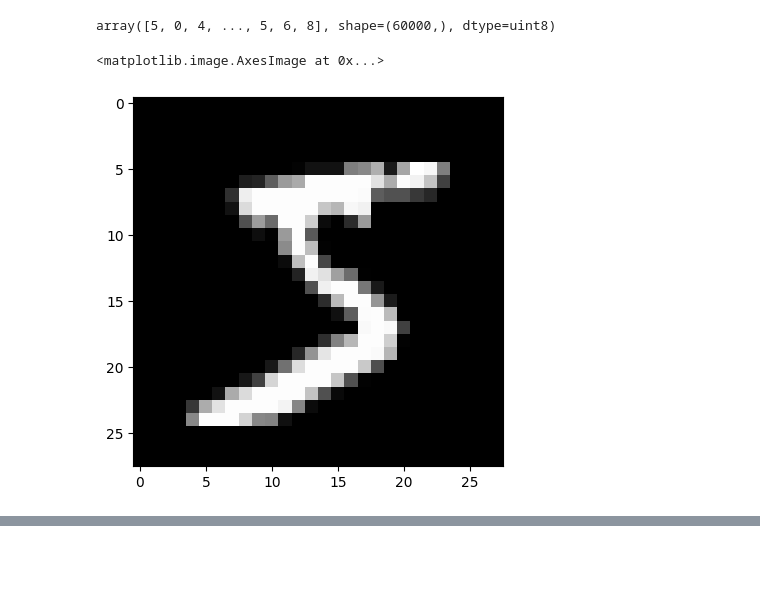
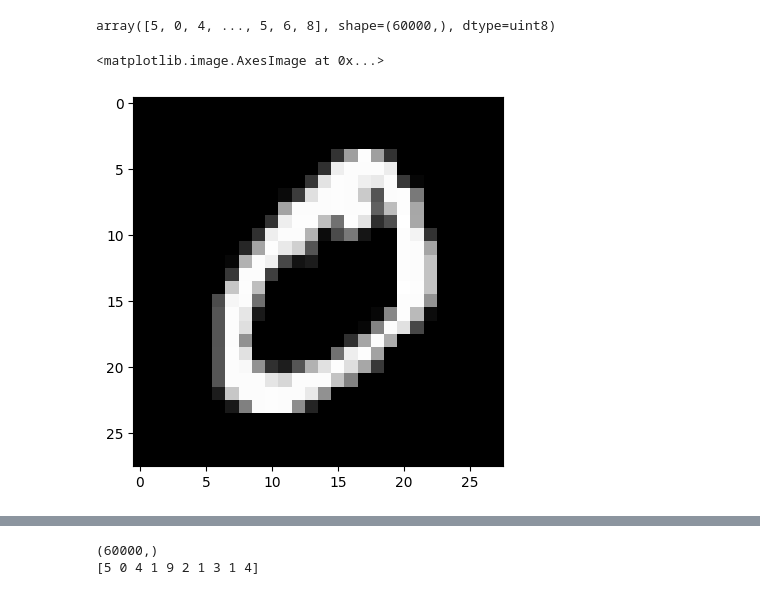
Before and after one commit to harshbhatt15/Deep_Learning, a Jupyter notebook: Artificial_Neuron_Network (ANN)/Multi-class/Digit-classification/digi-classi.ipynb, the cells around one changed output, grey strips where cells are left out. Cells and saved outputs as stored; diff of their text form; code cells hidden in the pictures; blank space fills up the shorter version.

```diff
--- a/Artificial_Neuron_Network (ANN)/Multi-class/Digit-classification/digi-classi.ipynb
+++ b/Artificial_Neuron_Network (ANN)/Multi-class/Digit-classification/digi-classi.ipynb
@@ -84,8 +84,8 @@ y_train
 # %% [output]
 array([5, 0, 4, ..., 5, 6, 8], shape=(60000,), dtype=uint8)
 # %%
-plt.imshow(X_train[0], cmap='gray')
+plt.imshow(X_train[1], cmap='gray')
 # %% [output]
 <matplotlib.image.AxesImage at 0x...>
-[figure, old version]
+[figure, new version]
 # %%
@@ -111,6 +111,12 @@ array([[0.        , 0.        , 0.        , 0.        , 0.        ,
         0.        , 0.        , 0.        , 0.        , 0.        ,
         0.        , 0.        , 0.        , 0.        , 0.        ,
         0.        , 0.        , 0.        ]])
+# %%
+print(y_train.shape)
+print(y_train[:10])
+# %% [output]
+(60000,)
+[5 0 4 1 9 2 1 3 1 4]
 # %%
 model = Sequential()
 
```
Also changed, not shown: parts of 11 cells of this notebook.
